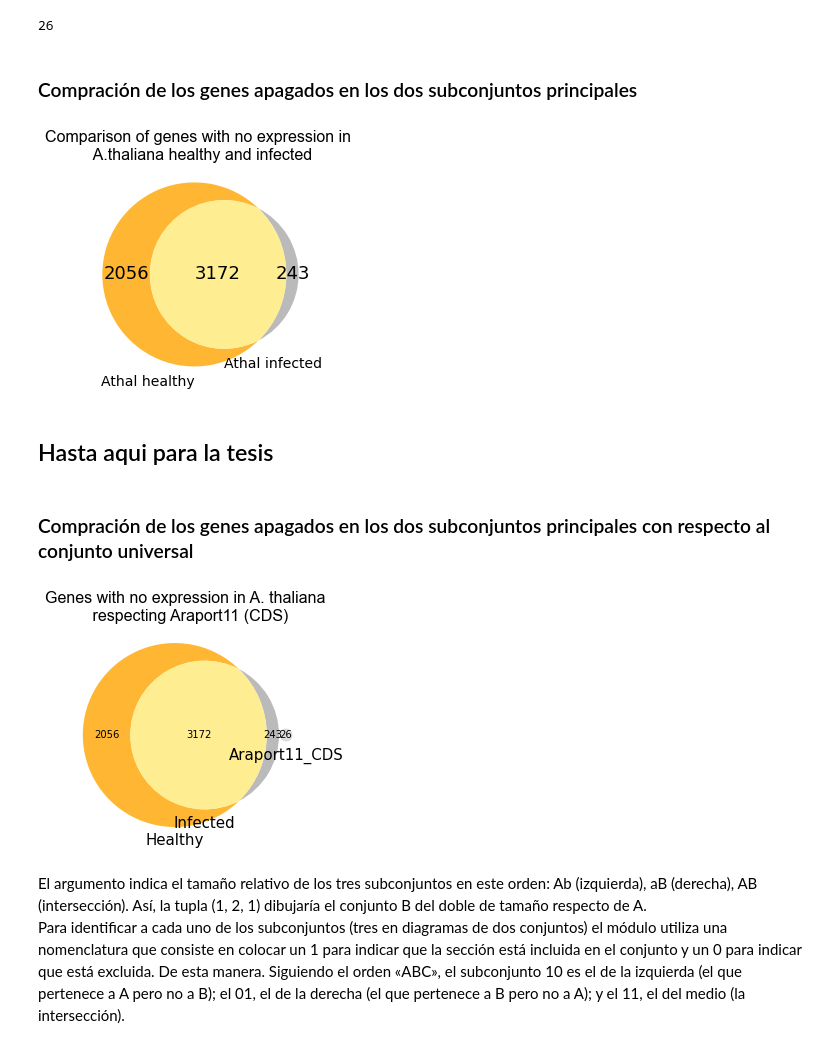
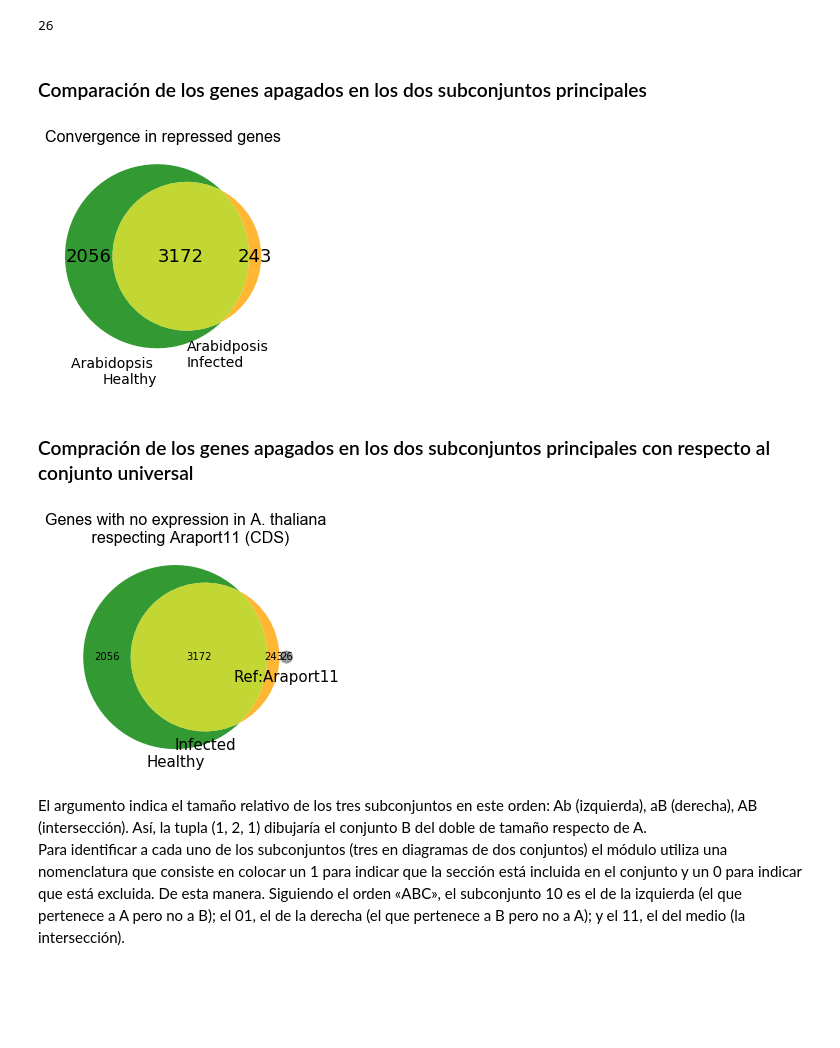
Before and after one commit to cyntsc/meta-analisis-athal, a Jupyter notebook: notebooks/Venn_diagram_genes_in_ceros.ipynb, the cells around one changed output. Cells and saved outputs as stored; diff of their text form; code cells hidden in the pictures; blank space fills up the shorter version.

```diff
--- a/notebooks/Venn_diagram_genes_in_ceros.ipynb
+++ b/notebooks/Venn_diagram_genes_in_ceros.ipynb
@@ -33,7 +31,7 @@ matplotlib-venn-0.11.5
 ### Subset 1: Control
 **Crea la lista de genes en ceros del conjunto de datos de control "Dataset1"**
 # %%
-file="all_healthy_geneIDs_with_zeros.csv"   #all_infected_geneIDs_with_zeros.csv
+file="healthy_geneIDs_with_zeros.csv"   #all_infected_geneIDs_with_zeros.csv
 df= pd.read_csv(file, sep='\t', header=None)
 # %%
 print(df.shape)
@@ -48,7 +46,7 @@ Int64Index([0], dtype='int64')
 ### Subset 2: Tratamientos
 **Crea la lista de genes en ceros del conjunto de datos de tratamientos "Dataset2"**
 # %%
-file="all_infected_geneIDs_with_zeros.csv"
+file="infected_geneIDs_with_zeros.csv"
 df= pd.read_csv(file, sep='\t', header=None)
 # %%
 print(df.shape)
@@ -75,32 +73,30 @@ len(set_universal)
 Int64Index([0], dtype='int64')
 26
 # %% [markdown]
-### Compración de los genes apagados en los dos subconjuntos principales
+### Comparación de los genes apagados en los dos subconjuntos principales
 # %%
 axis_font = {'fontname':'Arial', 'size':'16'}
 
 diagram=venn2([set(set1_ctrl), set(set2_infect)],
-              set_labels = ('Athal healthy', 'Athal infected'),
-              set_colors=('orange', 'darkgrey'), alpha = 0.8)
+              set_labels = ('Arabidopsis \nHealthy', 'Arabidposis\nInfected'),
+              set_colors=('green', 'orange'), alpha = 0.8)
 
-plt.title("Comparison of genes with no expression in \n A.thaliana healthy and infected", **axis_font)
+plt.title("Convergence in repressed genes", **axis_font)
 
 for t in diagram.set_labels: t.set_fontsize(14)
 for t in diagram.subset_labels: t.set_fontsize(18)
 
 plt.show()
 # %% [output]
-[figure, old version]
+[figure, new version]
-# %% [markdown]
-## Hasta aqui para la tesis
 # %% [markdown]
 ### Compración de los genes apagados en los dos subconjuntos principales con respecto al conjunto universal
 # %%
 axis_font = {'fontname':'Arial', 'size':'16'}
 
 diagram=venn3([set(set1_ctrl), set(set2_infect), set(set_universal)],
-             set_labels = ('Healthy', 'Infected', 'Araport11_CDS'),
-             set_colors=('orange', 'darkgrey','lightgray'), alpha = 0.8)
+             set_labels = ('Healthy', 'Infected', 'Ref:Araport11'),
+             set_colors=('green', 'orange','grey'), alpha = 0.8)
 
 for t in diagram.set_labels: t.set_fontsize(15)
 #for t in diagram.subset_labels: t.set_fontsize(16)
@@ -108,7 +104,7 @@ for t in diagram.set_labels: t.set_fontsize(15)
 plt.title("Genes with no expression in A. thaliana \n respecting Araport11 (CDS)", **axis_font)
 plt.show()
 # %% [output]
-[figure, old version]
+[figure, new version]
 # %% [markdown]
 El argumento indica el tamaño relativo de los tres subconjuntos en este orden: Ab (izquierda), aB (derecha), AB (intersección). Así, la tupla (1, 2, 1) dibujaría el conjunto B del doble de tamaño respecto de A.<br>
 Para identificar a cada uno de los subconjuntos (tres en diagramas de dos conjuntos) el módulo utiliza una nomenclatura que consiste en colocar un 1 para indicar que la sección está incluida en el conjunto y un 0 para indicar que está excluida. De esta manera. Siguiendo el orden «ABC», el subconjunto 10 es el de la izquierda (el que pertenece a A pero no a B); el 01, el de la derecha (el que pertenece a B pero no a A); y el 11, el del medio (la intersección).
```
Also changed, not shown: parts of 15 cells of this notebook, 15 other files.
